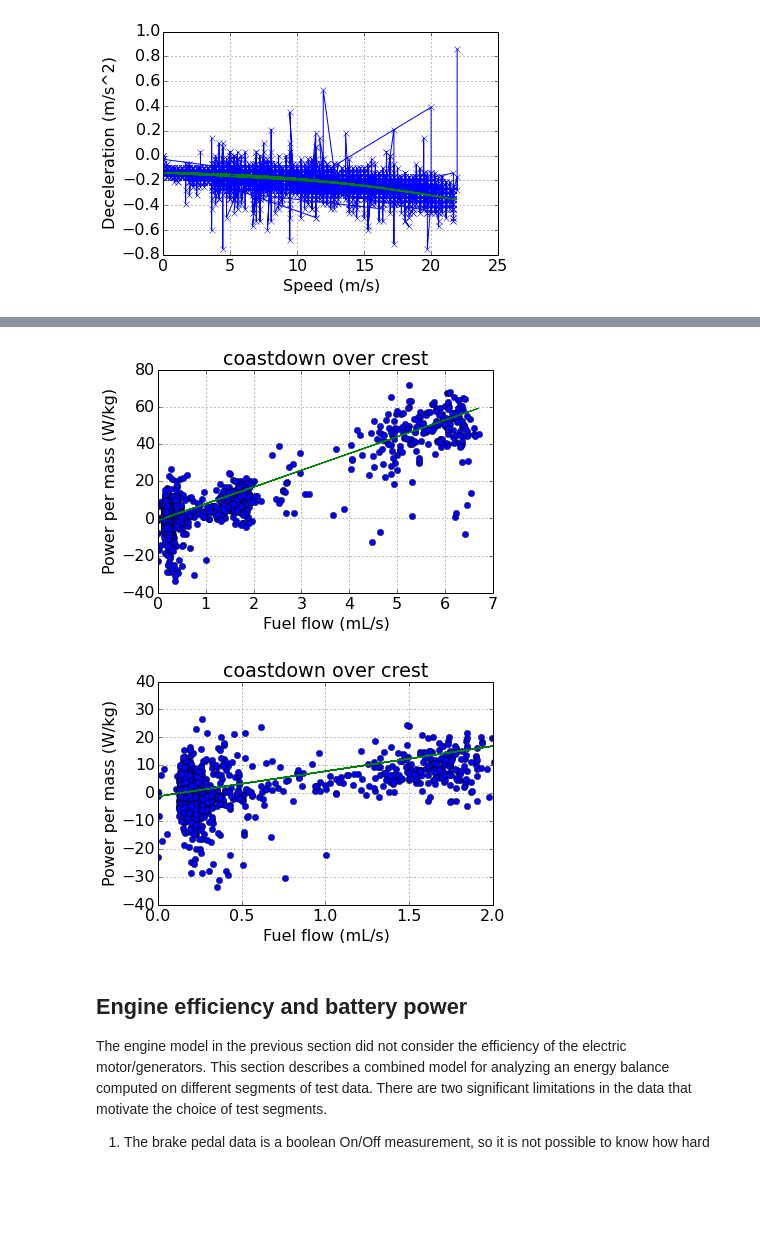
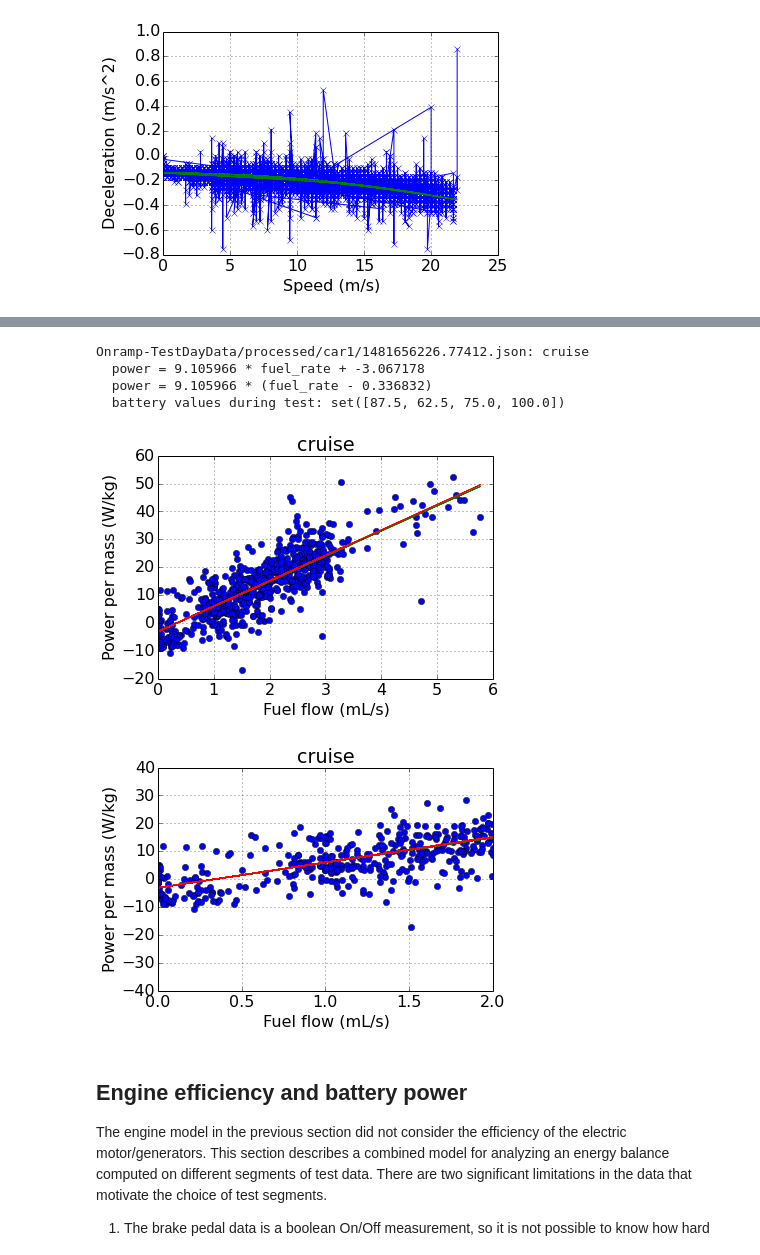
Before and after one commit to osrf/collaboration, a Jupyter notebook: hyperdrive_json/hyperdrive_json.ipynb, the cells around one changed output, grey strips where cells are left out. Cells and saved outputs as stored; diff of their text form; code cells hidden in the pictures; blank space fills up the shorter version.

```diff
--- a/hyperdrive_json/hyperdrive_json.ipynb
+++ b/hyperdrive_json/hyperdrive_json.ipynb
@@ -266,50 +266,68 @@ For illustration in the plots below, values of $\dot{u}_{gas,0} = 0.125 mL/s$
 and $\eta_{gas} = 9 J/(kg * mL)$.
 # %%
 dataFiles = {
-  'Onramp-TestDayData/processed/car2/1481651704.909406.json': 'first',
+#  'Onramp-TestDayData/processed/car2/1481651704.909406.json': 'first',
   'Onramp-TestDayData/processed/car1/1481656226.77412.json': 'cruise',
-  'Onramp-TestDayData/processed/car1/1481673844.714406.json': 'nineLaps',
-  'Onramp-TestDayData/processed/car1/1481662029.073006.json': 'nineLaps',
-  'Onramp-TestDayData/processed/car1/1481667479.641306.json': 'nineLaps',
-  'Onramp-TestDayData/processed/car1/1481670078.886161.json': 'nineLaps',
-  'Onramp-TestDayData/processed/car2/1481649700.187462.json': 'baseline',
-  'Onramp-TestDayData/processed/car2/1481655217.112395.json': 'coastdown over crest',
-  'Onramp-TestDayData/processed/car2/1481656955.133947.json': 'cruise',
-  'Onramp-TestDayData/processed/car2/1481661976.711845.json': 'best',
-  'Onramp-TestDayData/processed/car2/1481667334.286189.json': '#nineLaps (pretty efficient)',
-  'Onramp-TestDayData/processed/car2/1481670371.83322.json': '',
-  'Onramp-TestDayData/processed/car2/1481673820.703492.json': '',
+#  'Onramp-TestDayData/processed/car1/1481673844.714406.json': 'nineLaps',
+#  'Onramp-TestDayData/processed/car1/1481662029.073006.json': 'nineLaps',
+#  'Onramp-TestDayData/processed/car1/1481667479.641306.json': 'nineLaps',
+#  'Onramp-TestDayData/processed/car1/1481670078.886161.json': 'nineLaps',
+#  'Onramp-TestDayData/processed/car2/1481649700.187462.json': 'baseline',
+#  'Onramp-TestDayData/processed/car2/1481655217.112395.json': 'coastdown over crest',
+#  'Onramp-TestDayData/processed/car2/1481656955.133947.json': 'cruise',
+#  'Onramp-TestDayData/processed/car2/1481661976.711845.json': 'best',
+#  'Onramp-TestDayData/processed/car2/1481667334.286189.json': '#nineLaps (pretty efficient)',
+#  'Onramp-TestDayData/processed/car2/1481670371.83322.json': '',
+#  'Onramp-TestDayData/processed/car2/1481673820.703492.json': '',
 }
 def fuel_power(x):
-    return 9*(x - 0.125)
+    return 9*(x - 0.34)
 for f in dataFiles.keys():
     carDict = json_open(f)
     carDict = makeDictOfArraysFromLists(carDict, names)
     postprocess(carDict)
     energy2 = (carDict['energy_per_mass'] + 1.4e-1*carDict['odometer'] +
       np.cumsum(4.5e-4*carDict['speed_mps']**3*diff_center(carDict['t'])))
     ii_fuel = np.where(np.diff(carDict['fuel_mL']) != 0)[0]
     fuel_rate = np.diff(carDict['fuel_mL'][ii_fuel[:-1]]) / np.diff(carDict['t'][ii_fuel[:-1]])
     power2 = np.diff(energy2[ii_fuel[:-1]])/ np.diff(carDict['t'][ii_fuel[:-1]])
+    A = np.zeros([len(power2), 2])
+    A[:,0] = 1
+    A[:,1] = fuel_rate
+    b = power2
+    model = np.linalg.lstsq(A, b)
+    eta = model[0]
+    print("%s: %s" % (f, dataFiles[f]))
+    print("  power = %f * fuel_rate + %f" % (eta[1], eta[0]))
+    print("  power = %f * (fuel_rate - %f)" % (eta[1], -eta[0]/eta[1]))
+    print("  battery values during test: %s" % (set(carDict['battery_soc'])))
+    def fuel_power_lstsq(x):
+        return eta[1]*x + eta[0]
     plt.plot(fuel_rate, power2, 'o')
     plt.plot(fuel_rate, fuel_power(fuel_rate))
+    plt.plot(fuel_rate, fuel_power_lstsq(fuel_rate))
     plt.xlabel('Fuel flow (mL/s)')
     plt.ylabel('Power per mass (W/kg)')
     plt.title(dataFiles[f])
     plt.grid()
     plt.show()
     plt.plot(fuel_rate, power2, 'o')
     plt.plot(fuel_rate, fuel_power(fuel_rate))
+    plt.plot(fuel_rate, fuel_power_lstsq(fuel_rate))
     plt.xlim(0, 2)
     plt.ylim(-40, 40)
     plt.xlabel('Fuel flow (mL/s)')
     plt.ylabel('Power per mass (W/kg)')
     plt.title(dataFiles[f])
     plt.grid()
     plt.show()
 # %% [output]
+Onramp-TestDayData/processed/car1/1481656226.77412.json: cruise
+  power = 9.105966 * fuel_rate + -3.067178
+  power = 9.105966 * (fuel_rate - 0.336832)
+  battery values during test: set([87.5, 62.5, 75.0, 100.0])
-[figure, old version]
+[figure, new version]
-[figure, old version]
+[figure, new version]
 # %% [markdown]
 ## Engine efficiency and battery power
 
```
Also changed, not shown: parts of 7 cells of this notebook.
